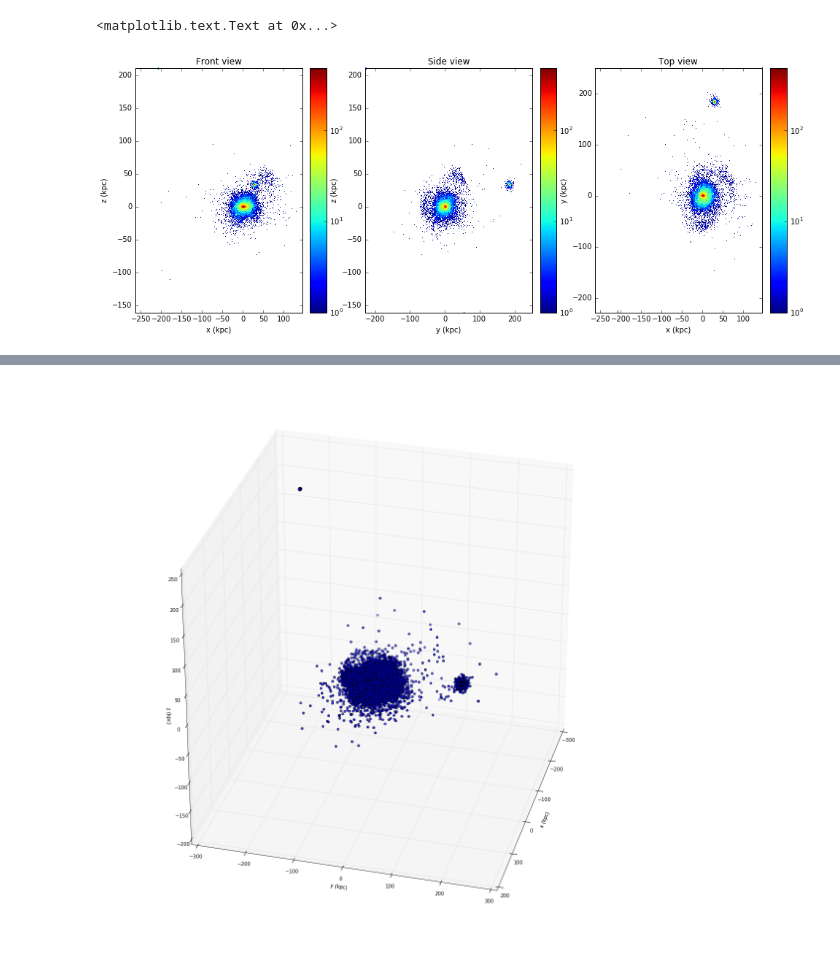
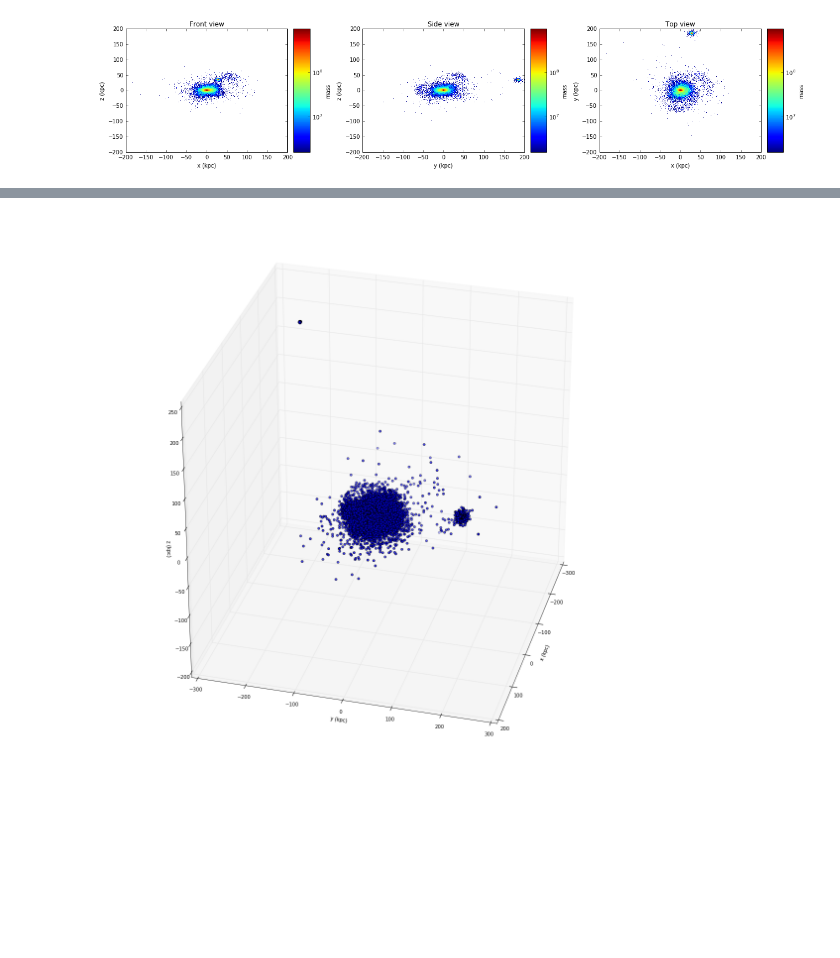
Before and after one commit to lokhorst/HalphaScripts, a Jupyter notebook: load_Magneticum.ipynb, the cells around one changed output, grey strips where cells are left out. Cells and saved outputs as stored; diff of their text form; code cells hidden in the pictures; blank space fills up the shorter version.

```diff
--- a/load_Magneticum.ipynb
+++ b/load_Magneticum.ipynb
@@ -29,29 +27,50 @@ z=data[2]
+# %%
+x=data[0]
+y=data[1]
+z=data[2]
+mass=data[3]
+
+# set weights=mass * (L/M)
+wt = mass
+
+# once have dependance of M/L ratio on age, can use given ages of particles to make better estimates
+MtoL = 7.
+
+light = mass / 7.
+#wt = light
+
+# take into account dust blocking light from stars on far side?
 # %%
-fig, (ax1,ax2,ax3) = plt.subplots(1, 3, figsize=(16, 6))
-
-H, xedges, yedges, xzplot = ax1.hist2d(x, z, bins=400, norm=LogNorm())
+fig, (ax1,ax2,ax3) = plt.subplots(1, 3, figsize=(18, 4))
+radius = 200
+range = [[-1*radius, radius], [-1*radius, radius]]
+H, xedges, yedges, xzplot = ax1.hist2d(x, z,weights=wt, bins=400,range = range, norm=LogNorm())
 div = axgrid.make_axes_locatable(ax1)
 cax = div.append_axes("right",size="10%",pad=0.15)
 cbar = plt.colorbar(xzplot,cax=cax,orientation='vertical')#,boundaries=np.linspace(0,90000))
+cbar.ax.set_ylabel(r'%s' % ('mass'))
 ax1.set_title('Front view')
 ax1.set_xlabel('x (kpc)')
 ax1.set_ylabel('z (kpc)')
 
-H, xedges, yedges, yzplot = ax2.hist2d(y, z, bins=400, norm=LogNorm())
+H, xedges, yedges, yzplot = ax2.hist2d(y, z,weights=wt, bins=400,range = range, norm=LogNorm())
 div = axgrid.make_axes_locatable(ax2)
 cax = div.append_axes("right",size="10%",pad=0.15)
 cbar = plt.colorbar(xzplot,cax=cax,orientation='vertical')#,boundaries=np.linspace(0,90000))
+cbar.ax.set_ylabel(r'%s' % ('mass'))
 ax2.set_title('Side view')
 ax2.set_xlabel('y (kpc)')
 ax2.set_ylabel('z (kpc)')
 
-H, xedges, yedges, xyplot = ax3.hist2d(x, y, bins=400, norm=LogNorm())
+H, xedges, yedges, xyplot = ax3.hist2d(x, y,weights=wt, bins=400,range = range, norm=LogNorm())
 div = axgrid.make_axes_locatable(ax3)
 cax = div.append_axes("right",size="10%",pad=0.15)
 cbar = plt.colorbar(xzplot,cax=cax,orientation='vertical')#,boundaries=np.linspace(0,90000))
+cbar.ax.set_ylabel(r'%s' % ('mass'))
 ax3.set_title('Top view')
 ax3.set_xlabel('x (kpc)')
 ax3.set_ylabel('y (kpc)')
+
+plt.tight_layout()
 # %% [output]
-<matplotlib.text.Text at 0x...>
-[figure, old version]
+[figure, new version]
```
Also changed, not shown: parts of 9 cells of this notebook.
